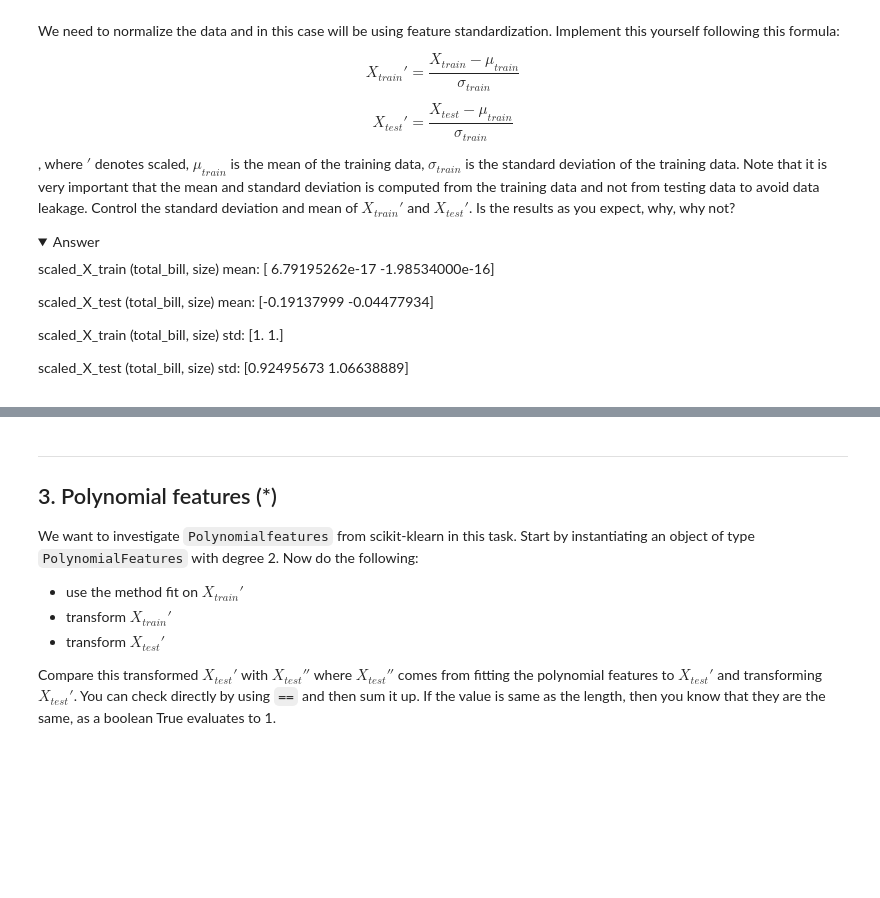
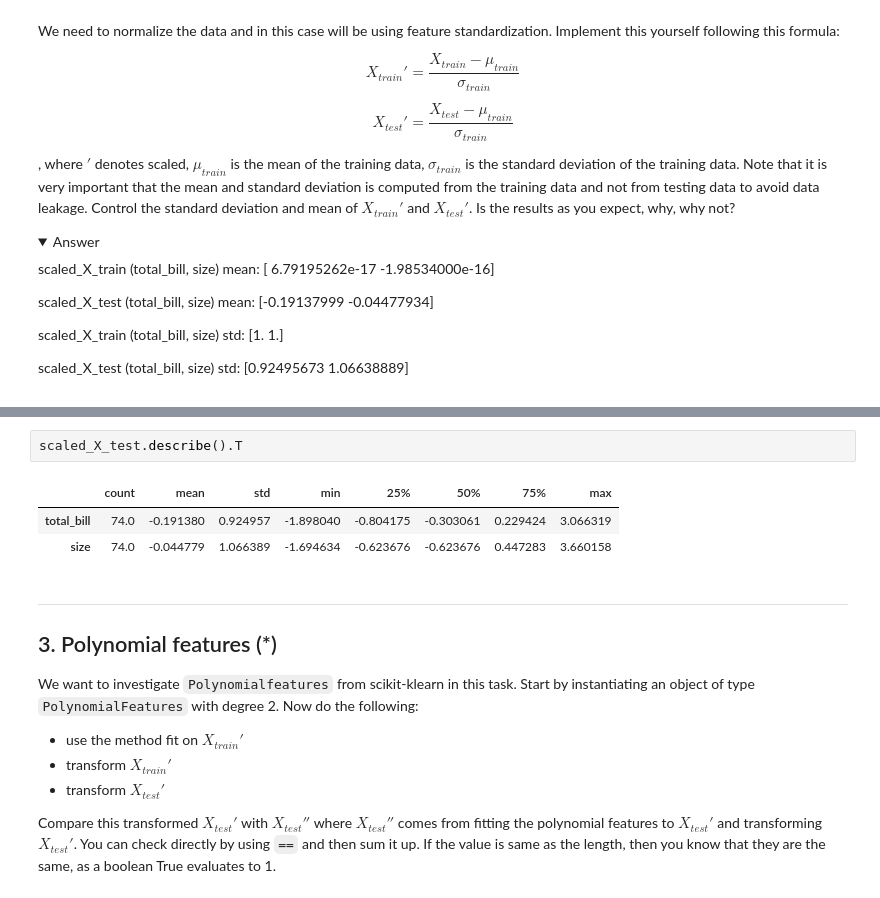
Before and after one commit to yuna-liu/Maskininlarning-Yuna-Liu, a Jupyter notebook: Exercises/E03_overfit_regularization.ipynb, the cells around one changed output, grey strips where cells are left out. Cells and saved outputs as stored; diff of their text form; folded sections open; blank space fills up the shorter version.

```diff
--- a/Exercises/E03_overfit_regularization.ipynb
+++ b/Exercises/E03_overfit_regularization.ipynb
@@ -320,3 +316,9 @@ scaled_X_test_float.describe().T
+# %%
+scaled_X_test.describe().T
+# %% [output]
+|  | count | mean | std | min | 25% | 50% | 75% | max |
+| total_bill | 74.0 | -0.191380 | 0.924957 | -1.898040 | -0.804175 | -0.303061 | 0.229424 | 3.066319 |
+| size | 74.0 | -0.044779 | 1.066389 | -1.694634 | -0.623676 | -0.623676 | 0.447283 | 3.660158 |
 # %% [markdown]
 ---
 ## 3. Polynomial features (*)
```
Also changed, not shown: parts of 8 cells of this notebook.
